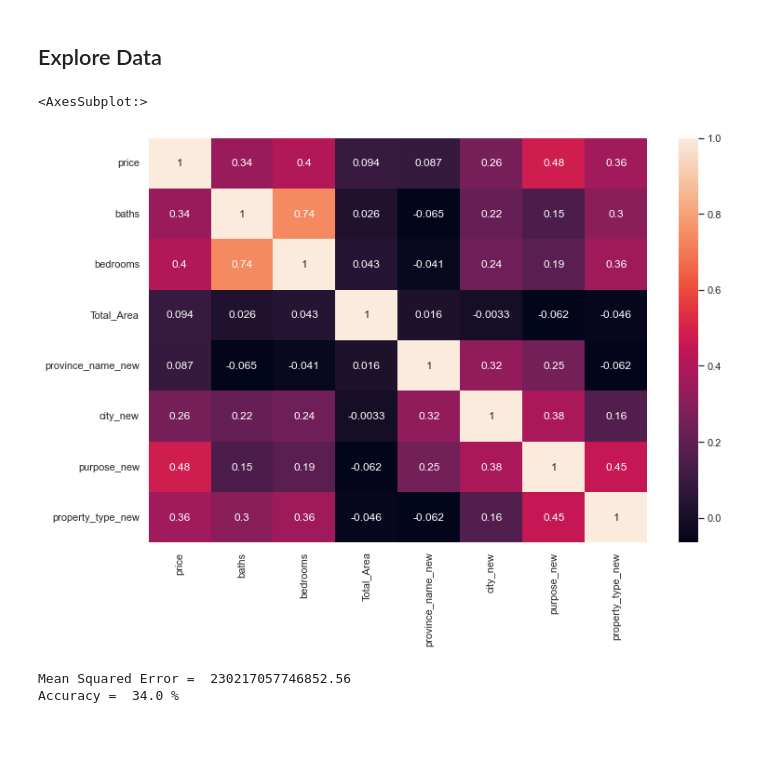
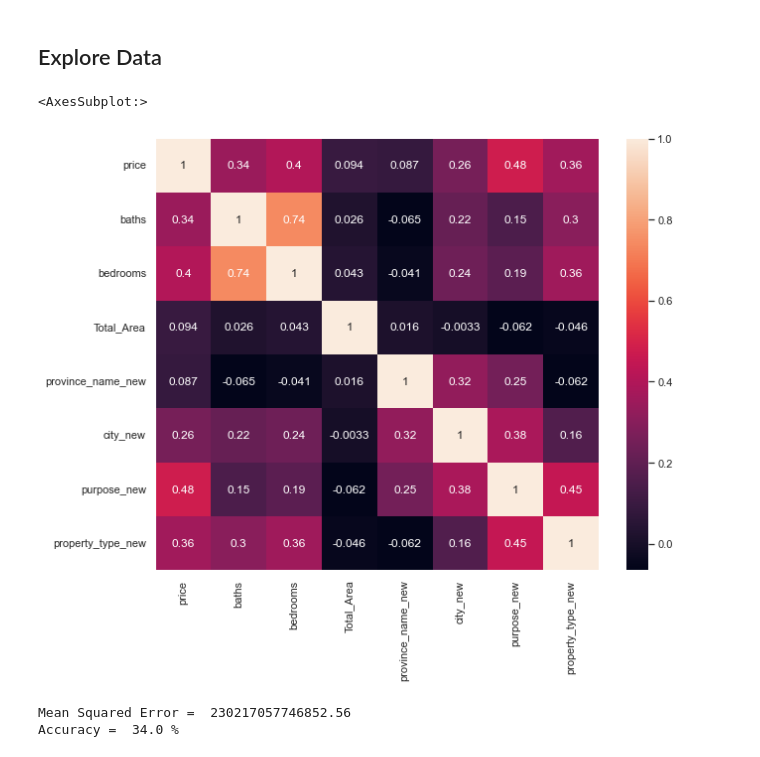
Before and after one commit to adikusuma14/House-Prediction-Pakistan, a Jupyter notebook: notebook.ipynb, the cells around one changed output. Saved outputs shown, nothing was run; the diff lists cells and outputs as text; code cells hidden in the pictures.

```diff
--- a/notebook.ipynb
+++ b/notebook.ipynb
@@ -174,11 +174,11 @@ data_clean.head()
 # %% [markdown]
 <h2>Explore Data</h2>
 # %%
-sns.set(rc = {'figure.figsize':(12,8)})
-sns.heatmap(data_clean.corr(), annot=True, )
+sns.set(rc = {'figure.figsize':(10,8)})
+sns.heatmap(data_clean.corr(method='pearson'), annot=True)
 # %% [output]
 <AxesSubplot:>
-[figure, old version]
+[figure, new version]
 # %%
 X = data_clean.drop(['price'], axis=1)
 y = data_clean['price']
```
Also changed, not shown: parts of 1 cell of this notebook.
